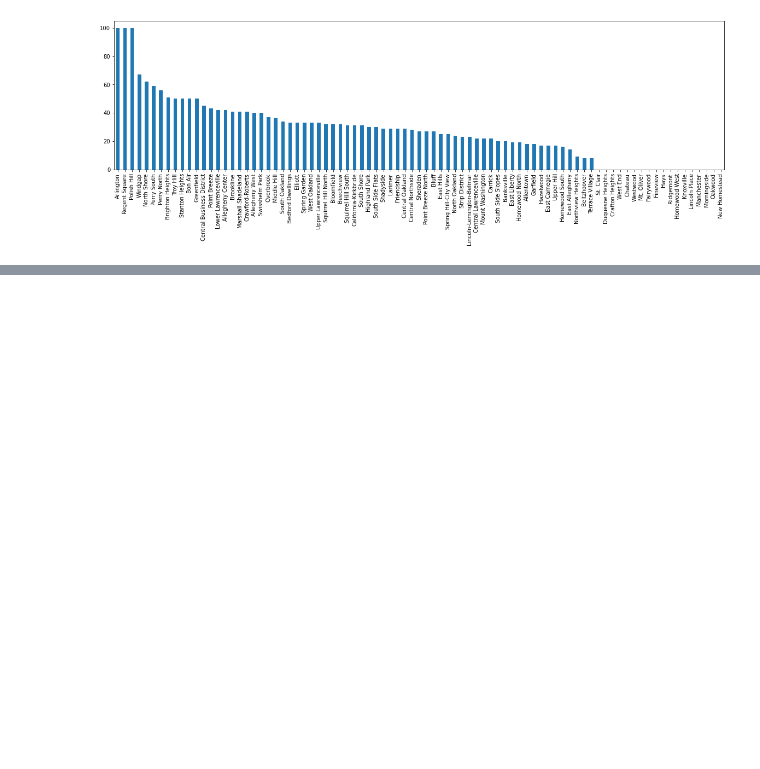
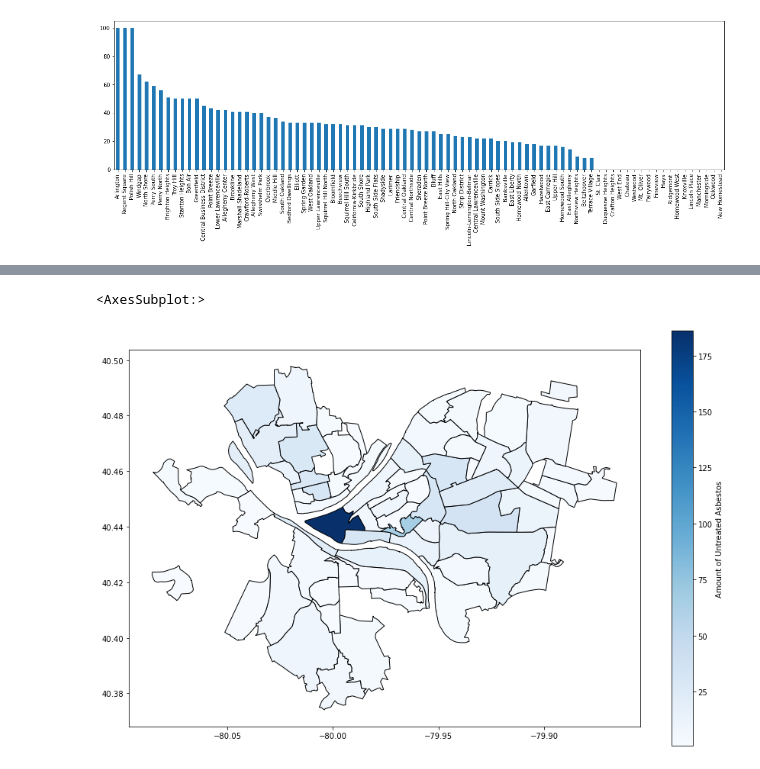
Before and after one commit to Steven-Jarmell/CS0010-FinalProject, a Jupyter notebook: ConnorNotebook .ipynb, the cells around one changed output, grey strips where cells are left out. Drawn from its saved outputs; the diff is of its cells as text; code cells hidden in the pictures; blank space fills up the shorter version.

Commit message:
Added maps for quantity of asbestos and score

```diff
--- a/ConnorNotebook .ipynb
+++ b/ConnorNotebook .ipynb
@@ -95,0 +103,3 @@ scores.plot.bar(figsize = (20,5))
+# %%
+df_asbestos = pd.DataFrame(neighborhood_contains_asbestos["neighborhood"].value_counts())
+df_asbestos = df_asbestos.reset_index()
@@ -95,0 +124,8 @@ scores.plot.bar(figsize = (20,5))
+# %%
+df_asbestos.columns = ["neighborhood","asbestos"]
+# %%
+asbestos_map = neighborhoods_map.merge(df_asbestos, how = 'left', left_on = 'hood', right_on = 'neighborhood')
+asbestos_map.plot(column = 'asbestos', figsize = (15,10), cmap = 'Blues',edgecolor = 'black', legend = True, legend_kwds={'label': "Amount of Untreated Asbestos"})
+# %% [output]
+<AxesSubplot:>
+[figure, added]
```
Also changed, not shown: parts of 8 cells of this notebook.
